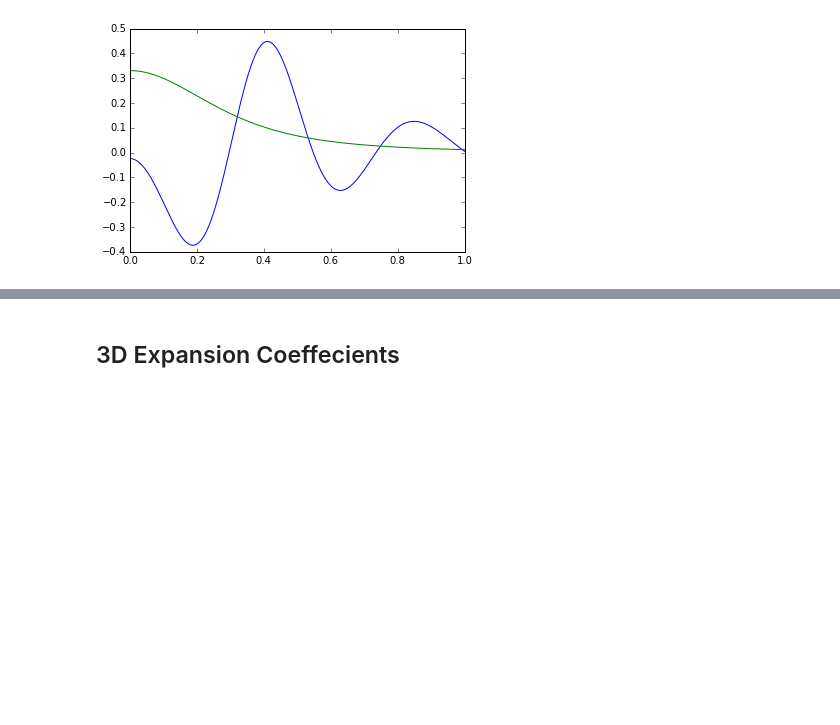
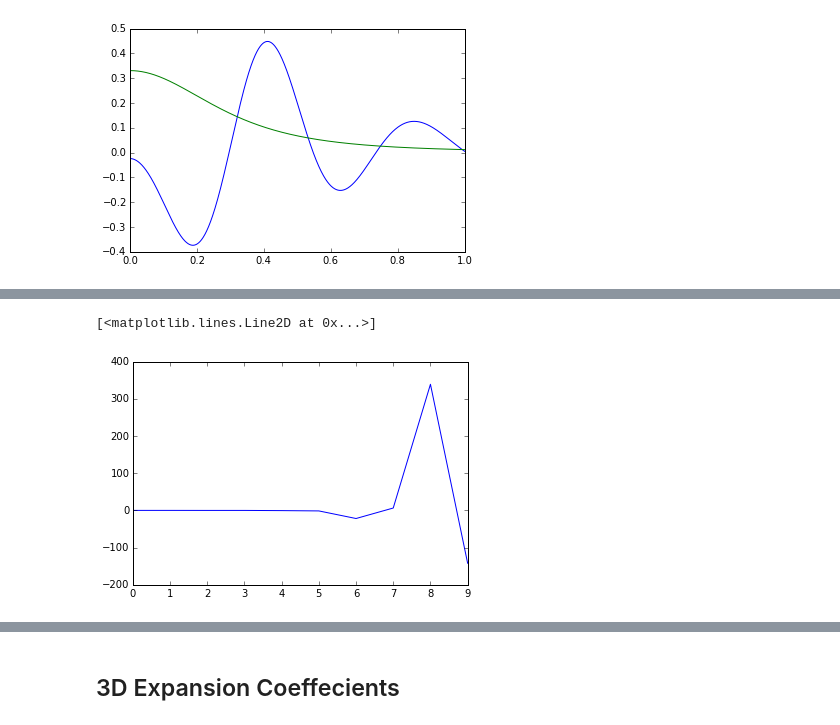
Before and after one commit to SeaifanAladdin/galpy-notebook, a Jupyter notebook: galpy/SCFPotential.ipynb, the cells around one changed output, grey strips where cells are left out. Saved outputs shown, nothing was run; the diff lists cells and outputs as text; code cells hidden in the pictures; blank space fills up the shorter version.

```diff
--- a/galpy/SCFPotential.ipynb
+++ b/galpy/SCFPotential.ipynb
@@ -258,0 +289,5 @@ plt.plot(z, FlattenedPowerDensity(nu.ones((1000))*.5, z, 0))
+# %%
+plt.plot(Acos[1,30:,0])
+# %% [output]
+[<matplotlib.lines.Line2D at 0x...>]
+[figure, added]
```
Also changed, not shown: parts of 11 cells of this notebook.
